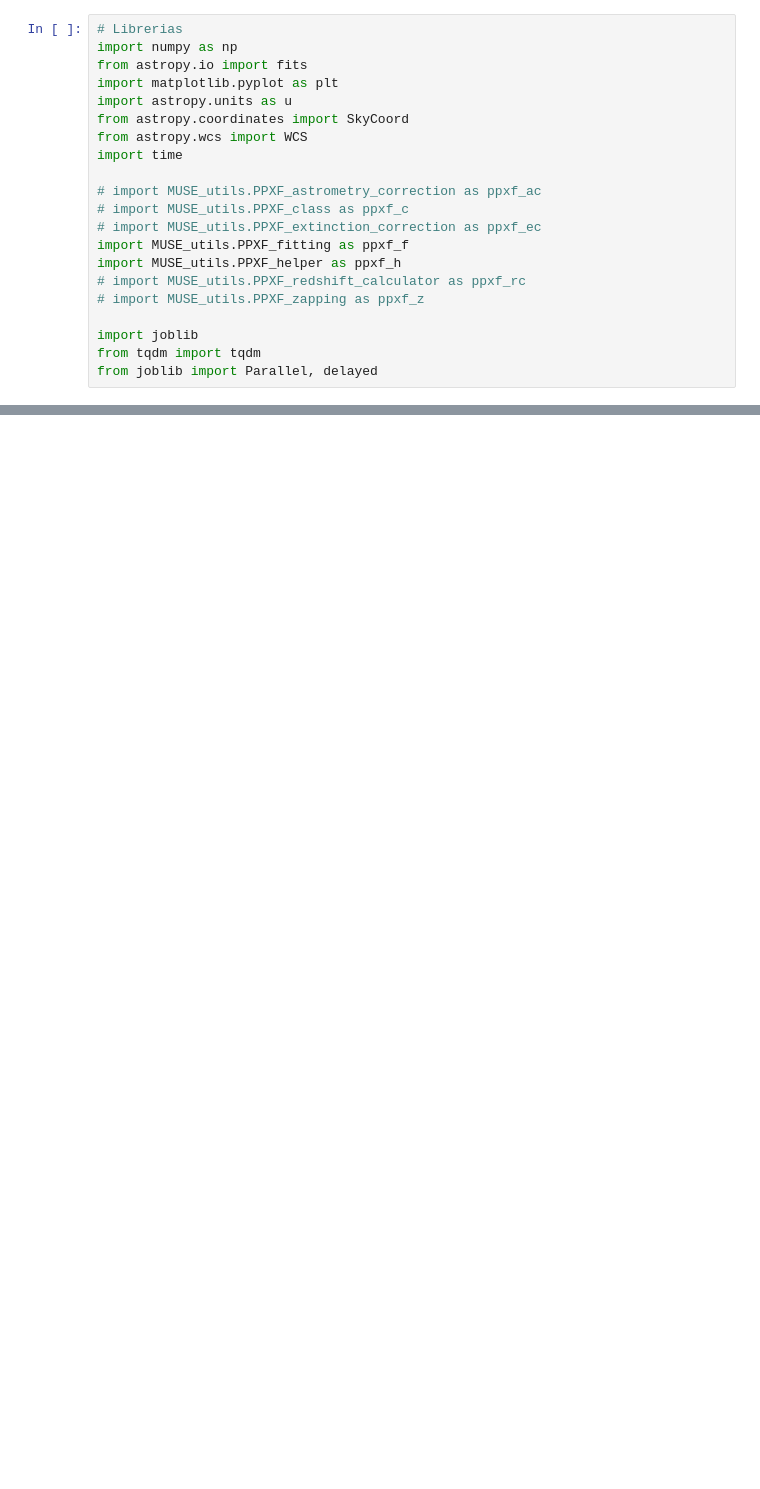
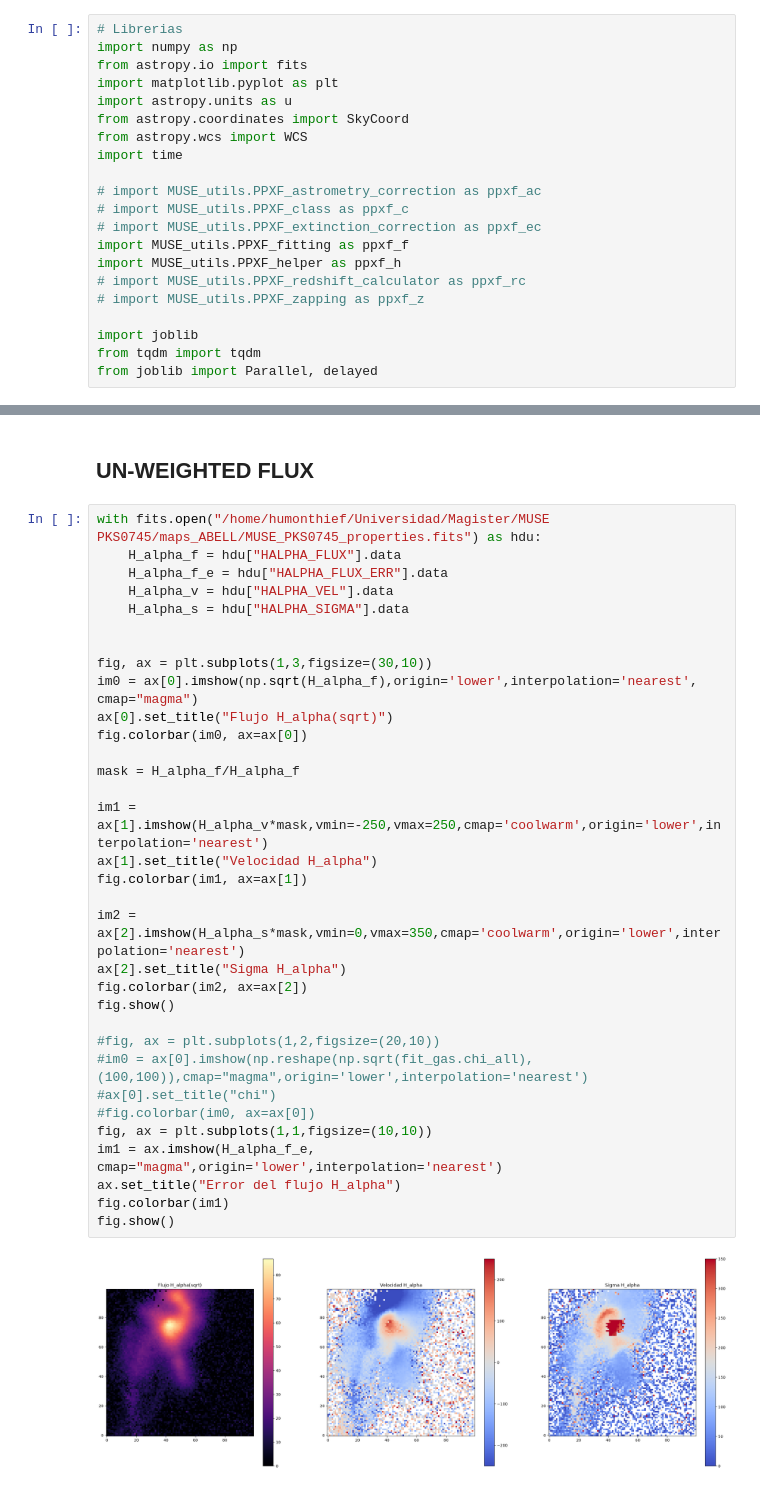
Before and after one commit to Thomas-thief/MUSE-PKS0745-ppxf, a Jupyter notebook: Abell1795_corr.ipynb, the cells around one changed output, grey strips where cells are left out. Saved outputs shown, nothing was run; the diff lists cells and outputs as text; blank space fills up the shorter version.

```diff
--- a/Abell1795_corr.ipynb
+++ b/Abell1795_corr.ipynb
@@ -350,0 +203,37 @@ plt.show()
+# %% [markdown]
+## UN-WEIGHTED FLUX
+# %%
+with fits.open("/home/humonthief/Universidad/Magister/MUSE PKS0745/maps_ABELL/MUSE_PKS0745_properties.fits") as hdu:
+    H_alpha_f = hdu["HALPHA_FLUX"].data
+    H_alpha_f_e = hdu["HALPHA_FLUX_ERR"].data
+    H_alpha_v = hdu["HALPHA_VEL"].data
+    H_alpha_s = hdu["HALPHA_SIGMA"].data
+
+
+fig, ax = plt.subplots(1,3,figsize=(30,10))
+im0 = ax[0].imshow(np.sqrt(H_alpha_f),origin='lower',interpolation='nearest', cmap="magma")
+ax[0].set_title("Flujo H_alpha(sqrt)")
+fig.colorbar(im0, ax=ax[0])
+
+mask = H_alpha_f/H_alpha_f
+
+im1 = ax[1].imshow(H_alpha_v*mask,vmin=-250,vmax=250,cmap='coolwarm',origin='lower',interpolation='nearest')
+ax[1].set_title("Velocidad H_alpha")
+fig.colorbar(im1, ax=ax[1])
+
+im2 = ax[2].imshow(H_alpha_s*mask,vmin=0,vmax=350,cmap='coolwarm',origin='lower',interpolation='nearest')
+ax[2].set_title("Sigma H_alpha")
+fig.colorbar(im2, ax=ax[2])
+fig.show()
+
+#fig, ax = plt.subplots(1,2,figsize=(20,10))
+#im0 = ax[0].imshow(np.reshape(np.sqrt(fit_gas.chi_all), (100,100)),cmap="magma",origin='lower',interpolation='nearest')
+#ax[0].set_title("chi")
+#fig.colorbar(im0, ax=ax[0])
+fig, ax = plt.subplots(1,1,figsize=(10,10))
+im1 = ax.imshow(H_alpha_f_e, cmap="magma",origin='lower',interpolation='nearest')
+ax.set_title("Error del flujo H_alpha")
+fig.colorbar(im1)
+fig.show()
+# %% [output]
+[figure, added]
```
Also changed, not shown: parts of 16 cells of this notebook, 3 other files.
